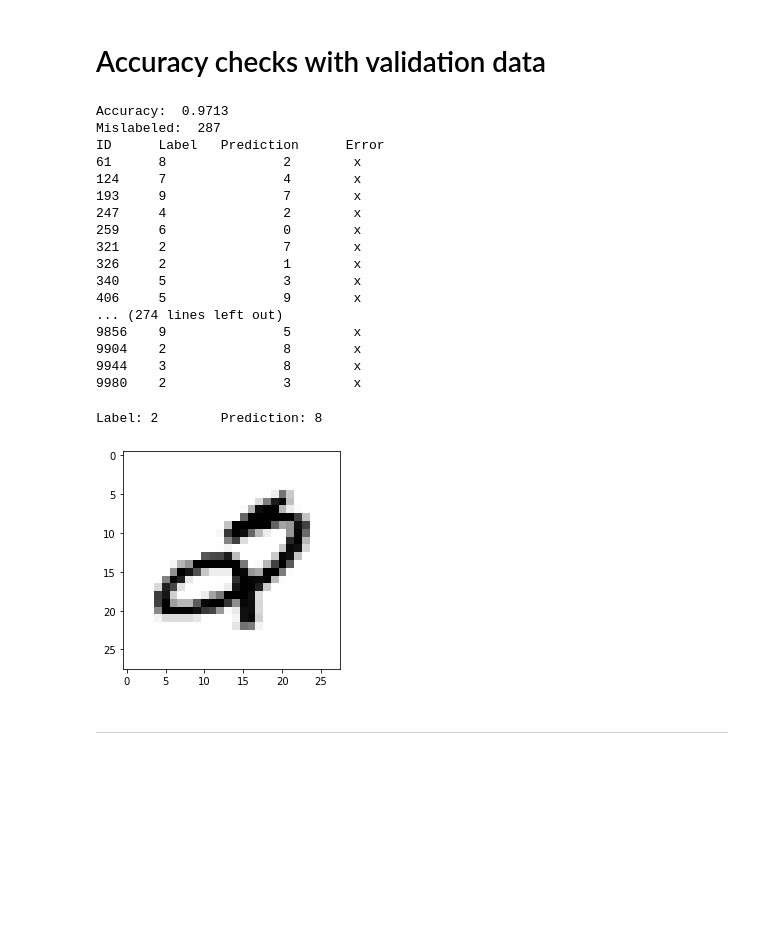
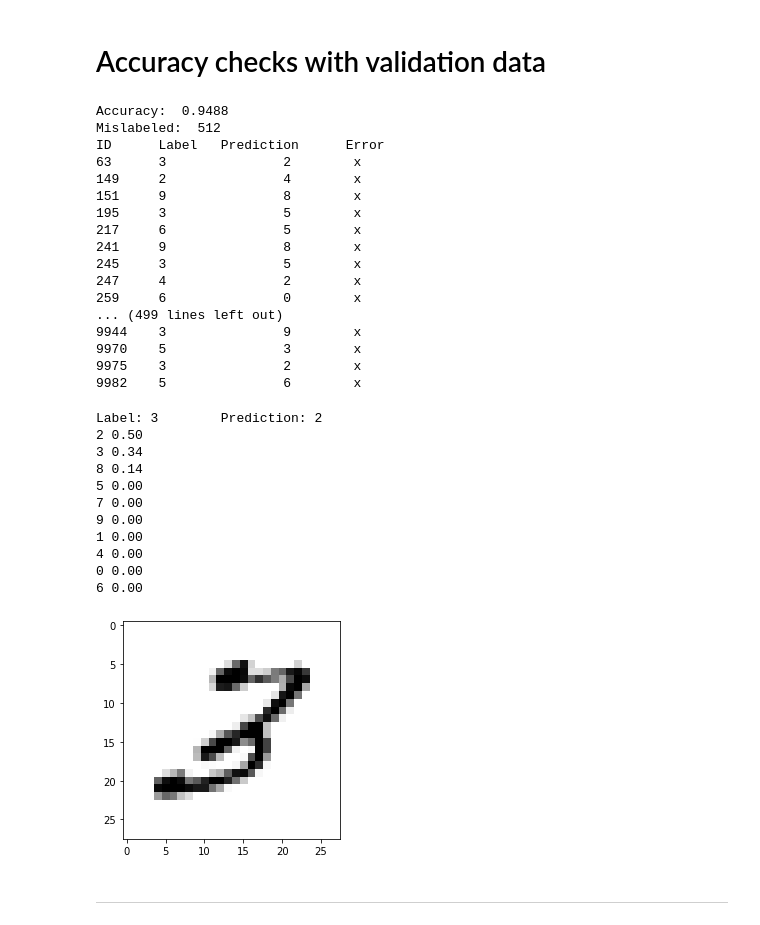
Before and after one commit to ivianrr/toy-neural-network, a Jupyter notebook: mininetwork.ipynb, the cells around one changed output. Saved outputs shown, nothing was run; the diff lists cells and outputs as text; code cells hidden in the pictures; blank space fills up the shorter version.

Commit message:
add probabilities to the predictions

```diff
--- a/mininetwork.ipynb
+++ b/mininetwork.ipynb
@@ -64,7 +64,7 @@ def cross_ent(y,y_hat): # true(onehotencoded), predicted
     return -np.log(y_hat.T[y.astype(bool).T])
 # %%
 def init_params():
-    N_L1=100
+    N_L1=20
     N_L2=10
     W1 = np.random.rand(N_L1, 784) - 0.5
     b1 = np.random.rand(N_L1, 1) - 0.5
@@ -139,5 +139,5 @@ labels_train, data_train, nrows,ncols =load_data()
 data_train=data_train.T
 labels_validation, data_validation, _,_ =load_validation_data()
 data_validation=data_validation.T
-W1,b1,W2,b2,debug=gradient_descent(data_train,labels_train,0.1,100,batch_size=100,X_v=data_validation,Y_v=labels_validation)
+W1,b1,W2,b2,debug=gradient_descent(data_train,labels_train,0.1,100,batch_size=500,X_v=data_validation,Y_v=labels_validation)
 # %% [output]
@@ -178,8 +178,8 @@ Final accuracy (Using validation data):  0.9713
 # %% [markdown]
 # Accuracy checks with training data
 # %%
-_,_,_,A2=forward_prop(W1,b1,W2,b2,data_train)
-predictions_train=get_predictions(A2)
+_,_,_,A2_t=forward_prop(W1,b1,W2,b2,data_train)
+predictions_train=get_predictions(A2_t)
 acc=get_accuracy(predictions_train,labels_train)
 
 correct=labels_train==predictions_train
@@ -216,8 +233,8 @@ Label: 9        Prediction: 4
 # %% [markdown]
 # Accuracy checks with validation data
 # %%
-_,_,_,A2=forward_prop(W1,b1,W2,b2,data_validation)
-predictions_validation=get_predictions(A2)
+_,_,_,A2_v=forward_prop(W1,b1,W2,b2,data_validation)
+predictions_validation=get_predictions(A2_v)
 acc=get_accuracy(predictions_validation,labels_validation)
 
 correct=labels_validation==predictions_validation
@@ -230,30 +247,43 @@ for i,(lab,pred,right) in enumerate(zip(*(labels_validation,predictions_validati
         print(f"{i}\t{lab}\t\t{pred}\t {'x' if not right else ''}")
         pass
 # %% [output]
-Accuracy:  0.9713
-Mislabeled:  287
+Accuracy:  0.9488
+Mislabeled:  512
 ID      Label   Prediction      Error
-61      8               2        x
-124     7               4        x
-193     9               7        x
+63      3               2        x
+149     2               4        x
+151     9               8        x
+195     3               5        x
+217     6               5        x
+241     9               8        x
+245     3               5        x
 247     4               2        x
 259     6               0        x
-321     2               7        x
-326     2               1        x
-340     5               3        x
-406     5               9        x
-... (274 lines left out)
-9856    9               5        x
-9904    2               8        x
-9944    3               8        x
-9980    2               3        x
+... (499 lines left out)
+9944    3               9        x
+9970    5               3        x
+9975    3               2        x
+9982    5               6        x
 # %%
-n=9904
+n=9975
 plt.imshow(data_validation[:,n].reshape(nrows,ncols), cmap='gray_r')
 print(f"Label: {labels_validation[n]}\tPrediction: {predictions_validation[n]}")
+probs=[(i,p) for i,p in enumerate(A2_v[:,n])]
+probs=sorted(probs,key=lambda x:x[1],reverse=True)
+[print(i,f"{p:.2f}") for i,p in probs]
 plt.show()
 # %% [output]
-Label: 2        Prediction: 8
+Label: 3        Prediction: 2
+2 0.50
+3 0.34
+8 0.14
+5 0.00
+7 0.00
+9 0.00
+1 0.00
+4 0.00
+0 0.00
+6 0.00
-[figure, old version]
+[figure, new version]
 # %% [markdown]
 -------------------
```
Also changed, not shown: parts of 4 cells of this notebook.
